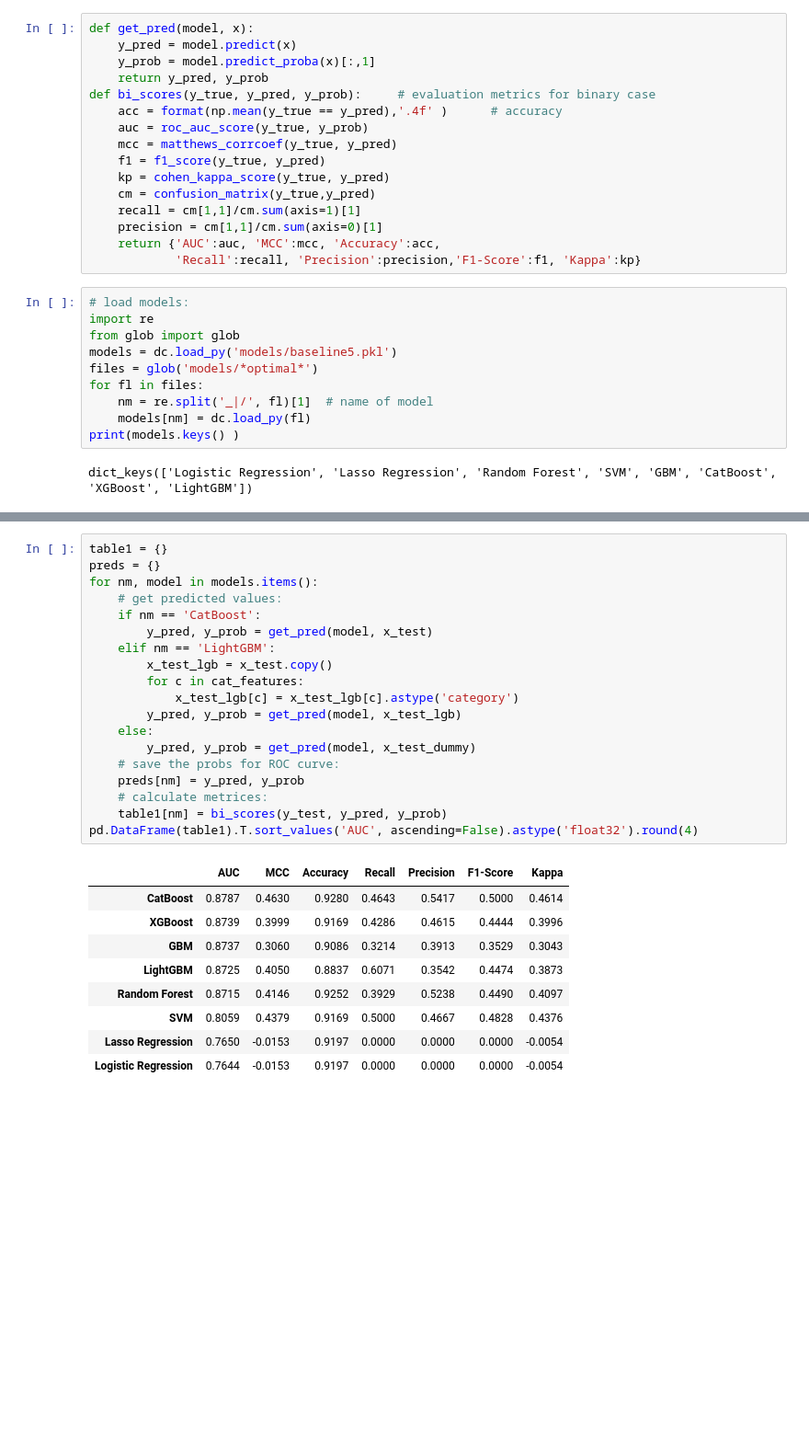
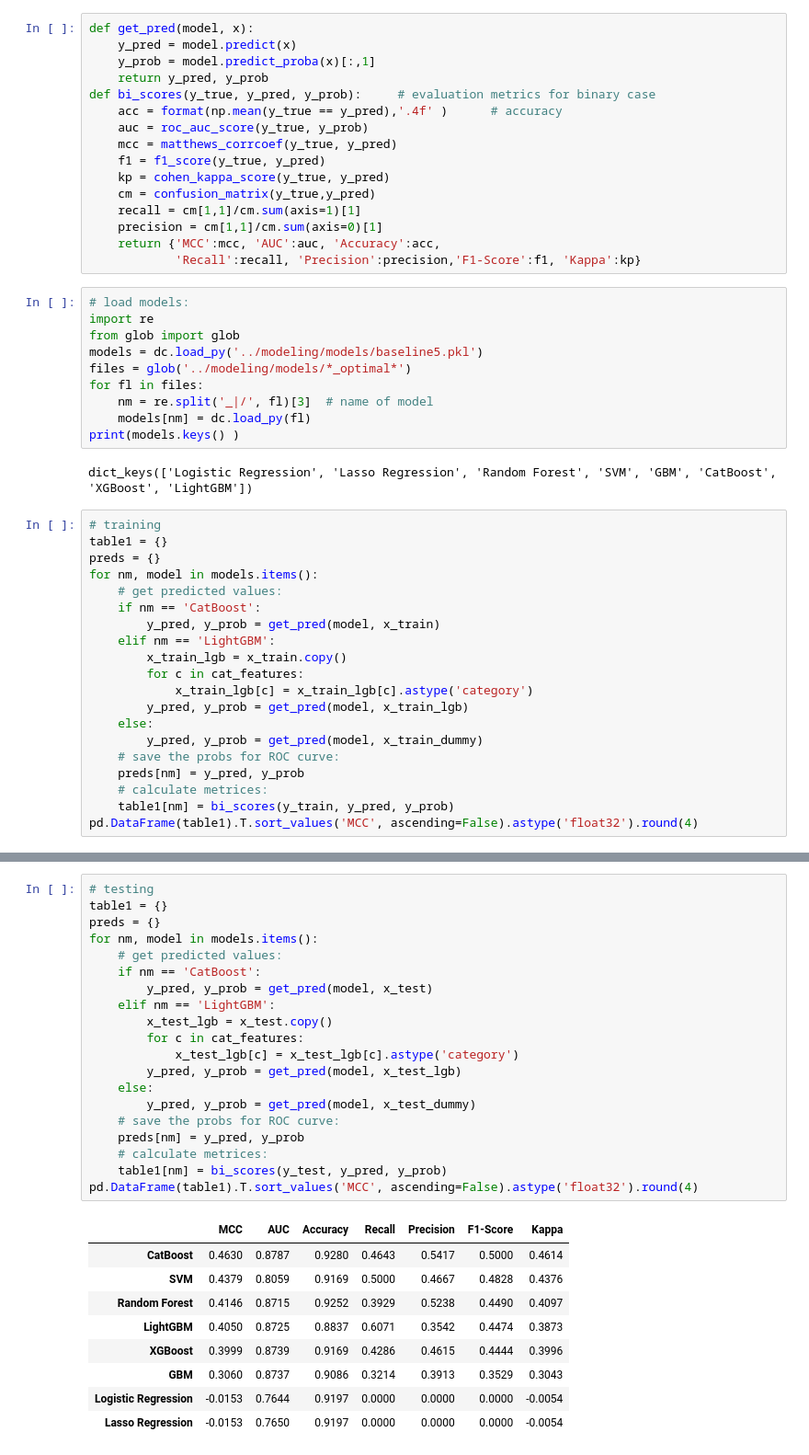
Before and after one commit to tctsung/AD_boosting, a Jupyter notebook: explainable_AI/Evaluation.ipynb, the cells around one changed output, grey strips where cells are left out. Shown: that part at 92% size. Cells and saved outputs as stored; diff of their text form; blank space fills up the shorter version.

```diff
--- a/explainable_AI/Evaluation.ipynb
+++ b/explainable_AI/Evaluation.ipynb
@@ -38,17 +38,37 @@ def bi_scores(y_true, y_pred, y_prob):     # evaluation metrics for binary case
     cm = confusion_matrix(y_true,y_pred)
     recall = cm[1,1]/cm.sum(axis=1)[1]
     precision = cm[1,1]/cm.sum(axis=0)[1]
-    return {'AUC':auc, 'MCC':mcc, 'Accuracy':acc,
+    return {'MCC':mcc, 'AUC':auc, 'Accuracy':acc,
             'Recall':recall, 'Precision':precision,'F1-Score':f1, 'Kappa':kp}
 # %%
 # load models:
 import re
 from glob import glob
-models = dc.load_py('models/baseline5.pkl')
-files = glob('models/*optimal*')
+models = dc.load_py('../modeling/models/baseline5.pkl')
+files = glob('../modeling/models/*_optimal*')
 for fl in files:
-    nm = re.split('_|/', fl)[1]  # name of model
+    nm = re.split('_|/', fl)[3]  # name of model
     models[nm] = dc.load_py(fl)
 print(models.keys() )
 # %% [output]
 dict_keys(['Logistic Regression', 'Lasso Regression', 'Random Forest', 'SVM', 'GBM', 'CatBoost', 'XGBoost', 'LightGBM'])
+# %%
+# training
+table1 = {}
+preds = {}
+for nm, model in models.items():
+    # get predicted values:
+    if nm == 'CatBoost':
+        y_pred, y_prob = get_pred(model, x_train)
+    elif nm == 'LightGBM':
+        x_train_lgb = x_train.copy()
+        for c in cat_features:
+            x_train_lgb[c] = x_train_lgb[c].astype('category')
+        y_pred, y_prob = get_pred(model, x_train_lgb)
+    else:
+        y_pred, y_prob = get_pred(model, x_train_dummy)
+    # save the probs for ROC curve:
+    preds[nm] = y_pred, y_prob
+    # calculate metrices:
+    table1[nm] = bi_scores(y_train, y_pred, y_prob)
+pd.DataFrame(table1).T.sort_values('MCC', ascending=False).astype('float32').round(4)
@@ -55,32 +85,33 @@ dict_keys(['Logistic Regression', 'Lasso Regression', 'Random Forest', 'SVM', 'G
 # %%
+# testing
 table1 = {}
 preds = {}
 for nm, model in models.items():
     # get predicted values:
     if nm == 'CatBoost':
         y_pred, y_prob = get_pred(model, x_test)
     elif nm == 'LightGBM':
         x_test_lgb = x_test.copy()
         for c in cat_features:
             x_test_lgb[c] = x_test_lgb[c].astype('category')
         y_pred, y_prob = get_pred(model, x_test_lgb)
     else:
         y_pred, y_prob = get_pred(model, x_test_dummy)
     # save the probs for ROC curve:
     preds[nm] = y_pred, y_prob
     # calculate metrices:
     table1[nm] = bi_scores(y_test, y_pred, y_prob)
-pd.DataFrame(table1).T.sort_values('AUC', ascending=False).astype('float32').round(4)
+pd.DataFrame(table1).T.sort_values('MCC', ascending=False).astype('float32').round(4)
 # %% [output]
-|  | AUC | MCC | Accuracy | Recall | Precision | F1-Score | Kappa |
-| CatBoost | 0.8787 | 0.4630 | 0.9280 | 0.4643 | 0.5417 | 0.5000 | 0.4614 |
-| XGBoost | 0.8739 | 0.3999 | 0.9169 | 0.4286 | 0.4615 | 0.4444 | 0.3996 |
-| GBM | 0.8737 | 0.3060 | 0.9086 | 0.3214 | 0.3913 | 0.3529 | 0.3043 |
-| LightGBM | 0.8725 | 0.4050 | 0.8837 | 0.6071 | 0.3542 | 0.4474 | 0.3873 |
-| Random Forest | 0.8715 | 0.4146 | 0.9252 | 0.3929 | 0.5238 | 0.4490 | 0.4097 |
-| SVM | 0.8059 | 0.4379 | 0.9169 | 0.5000 | 0.4667 | 0.4828 | 0.4376 |
-| Lasso Regression | 0.7650 | -0.0153 | 0.9197 | 0.0000 | 0.0000 | 0.0000 | -0.0054 |
-| Logistic Regression | 0.7644 | -0.0153 | 0.9197 | 0.0000 | 0.0000 | 0.0000 | -0.0054 |
+|  | MCC | AUC | Accuracy | Recall | Precision | F1-Score | Kappa |
+| CatBoost | 0.4630 | 0.8787 | 0.9280 | 0.4643 | 0.5417 | 0.5000 | 0.4614 |
+| SVM | 0.4379 | 0.8059 | 0.9169 | 0.5000 | 0.4667 | 0.4828 | 0.4376 |
+| Random Forest | 0.4146 | 0.8715 | 0.9252 | 0.3929 | 0.5238 | 0.4490 | 0.4097 |
+| LightGBM | 0.4050 | 0.8725 | 0.8837 | 0.6071 | 0.3542 | 0.4474 | 0.3873 |
+| XGBoost | 0.3999 | 0.8739 | 0.9169 | 0.4286 | 0.4615 | 0.4444 | 0.3996 |
+| GBM | 0.3060 | 0.8737 | 0.9086 | 0.3214 | 0.3913 | 0.3529 | 0.3043 |
+| Logistic Regression | -0.0153 | 0.7644 | 0.9197 | 0.0000 | 0.0000 | 0.0000 | -0.0054 |
+| Lasso Regression | -0.0153 | 0.7650 | 0.9197 | 0.0000 | 0.0000 | 0.0000 | -0.0054 |
 # %%
 # ROC curve
 plt.figure(0).clf()
```
Also changed, not shown: parts of 2 cells of this notebook, 26 other files.
